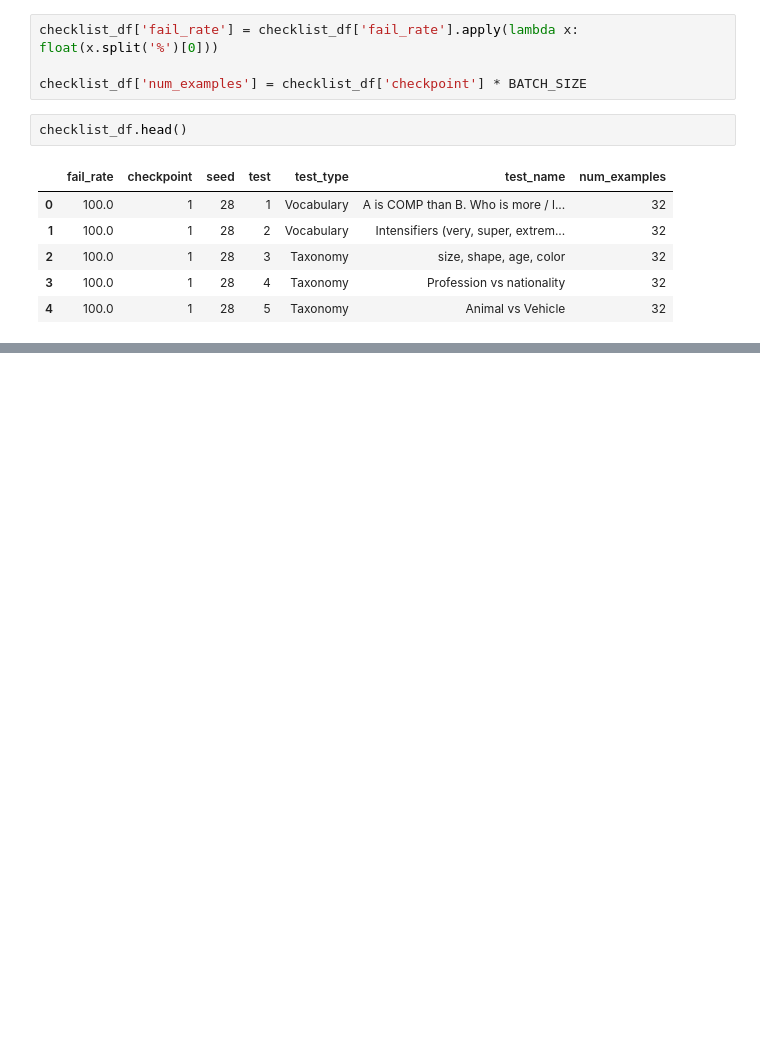
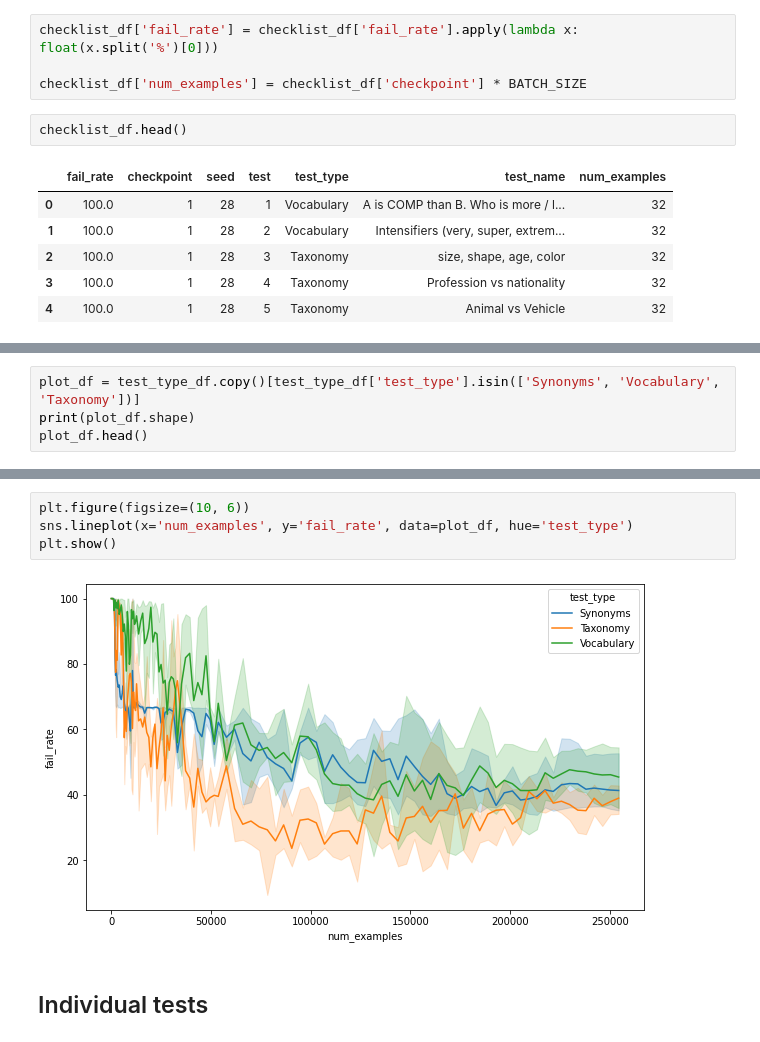
Before and after one commit to stevieg3/when-do-reading-comprehension-models-learn, a Jupyter notebook: notebooks/main/03-checklist plots.ipynb, the cells around one changed output, grey strips where cells are left out. Drawn from its saved outputs; the diff is of its cells as text; blank space fills up the shorter version.

```diff
--- a/notebooks/main/03-checklist plots.ipynb
+++ b/notebooks/main/03-checklist plots.ipynb
@@ -154,0 +161,4 @@ plt.show()
+# %%
+plot_df = test_type_df.copy()[test_type_df['test_type'].isin(['Synonyms', 'Vocabulary', 'Taxonomy'])]
+print(plot_df.shape)
+plot_df.head()
@@ -154,0 +173,8 @@ plt.show()
+# %%
+plt.figure(figsize=(10, 6))
+sns.lineplot(x='num_examples', y='fail_rate', data=plot_df, hue='test_type')
+plt.show()
+# %% [output]
+[figure, added]
+# %% [markdown]
+## Individual tests
```
Also changed, not shown: parts of 31 cells of this notebook.
